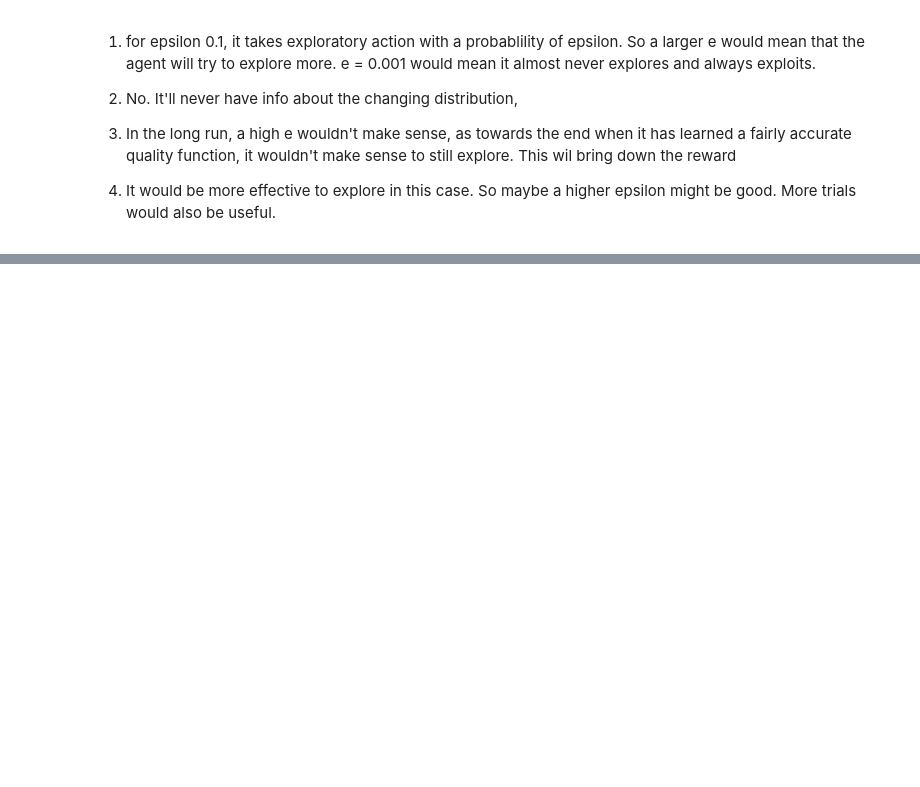
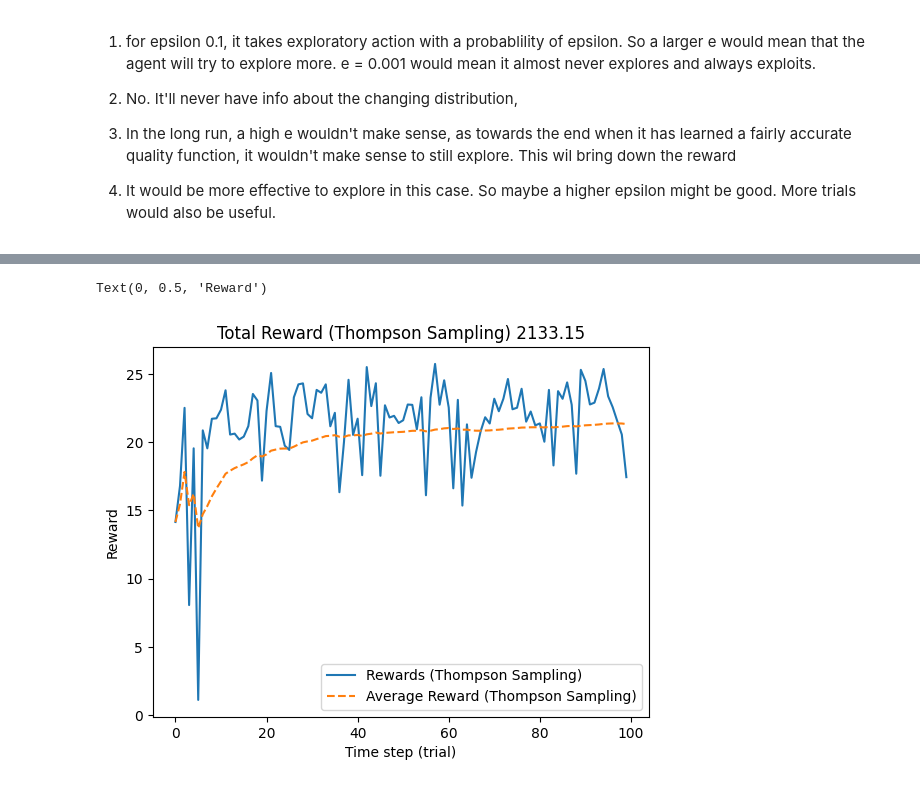
Before and after one commit to subhadeepk/cse437-assignments, a Jupyter notebook: lab1-bandit.ipynb, the cells around one changed output, grey strips where cells are left out. Drawn from its saved outputs; the diff is of its cells as text; code cells hidden in the pictures; blank space fills up the shorter version.

```diff
--- a/lab1-bandit.ipynb
+++ b/lab1-bandit.ipynb
@@ -241,0 +197,52 @@ Text(0, 0.5, 'Reward')
+# %%
+# Thompson Sampling
+import numpy as np
+
+init_reward_belief = 10
+init_std_belief = 50
+arm_mean_belief = init_reward_belief * np.ones(K) # We start with belief that each arm gives mean reward of 10
+arm_std_belief = init_std_belief * np.ones(K) # We start with belief that each arm has std deviation of 50
+arm_pulls = np.zeros(K)
+arm_rewards = np.zeros(K)
+
+rewards_ts = []
+
+for t in range(T):
+    sampled_means_correct = []
+    for i in range(K):
+        if arm_pulls[i] > 0:
+            arm_mean_belief[i] = arm_rewards[i] / arm_pulls[i]
+            arm_variance_belief = (1/arm_std_belief[i]**2) +  arm_pulls[i]
+            sampled_means_correct.append(np.random.normal(arm_mean_belief[i], np.sqrt(arm_variance_belief)))
+        else:
+            # If arm has not been pulled, sample from a broad prior of 50 std deviation and reward 10
+             sampled_means_correct.append(np.random.normal(arm_mean_belief[i], arm_std_belief[i])) # Using true mean for initial sampling
+
+    a = np.argmax(sampled_means_correct)
+
+    # Reward
+    r = np.random.normal(bandit_mean[a], bandit_std[a])
+    rewards_ts.append(r)
+
+    # Update parameters for the chosen arm
+    arm_rewards[a] += r
+    arm_pulls[a] += 1
+
+
+# Total reward
+total_ts = sum(rewards_ts)
+avg_reward_ts = np.cumsum(rewards_ts) / np.arange(1, len(rewards_ts) + 1)
+
+# Plot results
+plot(rewards_ts, label='Rewards (Thompson Sampling)')
+plot(avg_reward_ts, '--', label='Average Reward (Thompson Sampling)')
+legend()
+title("Rewards (Thompson Sampling)")
+plt.title("Total Reward (Thompson Sampling) %.2f"%total_ts)
+xlabel("Time step (trial)")
+ylabel("Reward")
+
+# display(plt.gcf()) # Display the current figure
+# %% [output]
+Text(0, 0.5, 'Reward')
+[figure, added]
```
Also changed, not shown: parts of 5 cells of this notebook.
